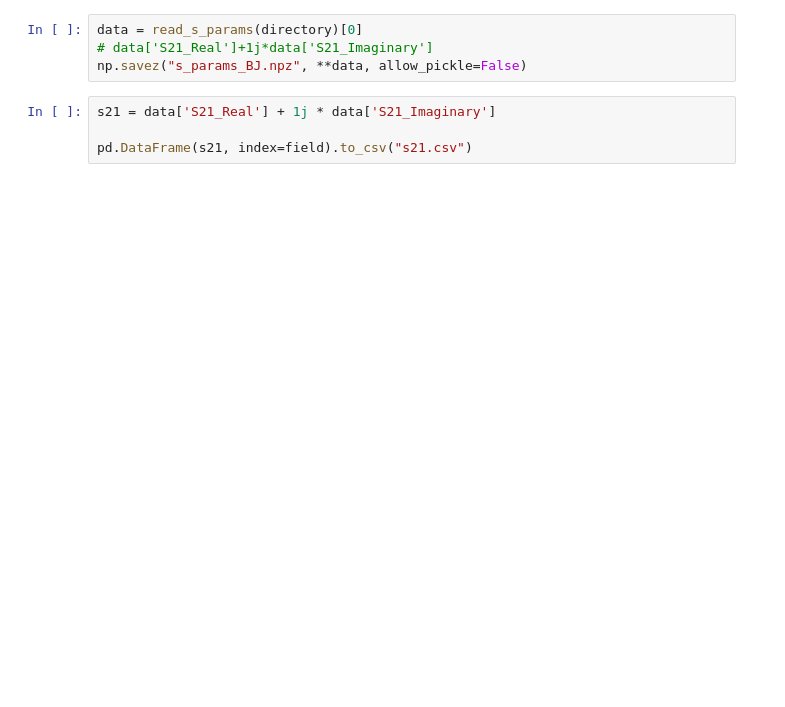
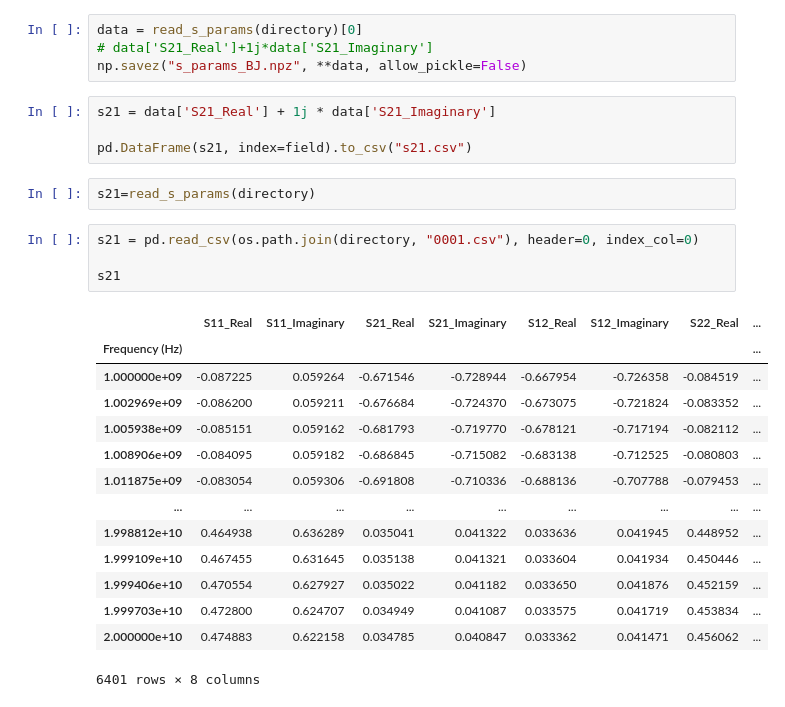
Before and after one commit to FazinHan/cavityCoupling, a Jupyter notebook: experimental data/read_data.ipynb, the cells around one changed output. Cells and saved outputs as stored; diff of their text form; blank space fills up the shorter version.

```diff
--- a/experimental data/read_data.ipynb
+++ b/experimental data/read_data.ipynb
@@ -109,3 +116,24 @@ np.savez("s_params_BJ.npz", **data, allow_pickle=False)
 s21 = data['S21_Real'] + 1j * data['S21_Imaginary']
 
 pd.DataFrame(s21, index=field).to_csv("s21.csv")
+# %%
+s21=read_s_params(directory)
+# %%
+s21 = pd.read_csv(os.path.join(directory, "0001.csv"), header=0, index_col=0)
+
+s21
+# %% [output]
+|  | S11_Real | S11_Imaginary | S21_Real | S21_Imaginary | S12_Real | S12_Imaginary | S22_Real | ... |
+| Frequency (Hz) |  |  |  |  |  |  |  | ... |
+| 1.000000e+09 | -0.087225 | 0.059264 | -0.671546 | -0.728944 | -0.667954 | -0.726358 | -0.084519 | ... |
+| 1.002969e+09 | -0.086200 | 0.059211 | -0.676684 | -0.724370 | -0.673075 | -0.721824 | -0.083352 | ... |
+| 1.005938e+09 | -0.085151 | 0.059162 | -0.681793 | -0.719770 | -0.678121 | -0.717194 | -0.082112 | ... |
+| 1.008906e+09 | -0.084095 | 0.059182 | -0.686845 | -0.715082 | -0.683138 | -0.712525 | -0.080803 | ... |
+| 1.011875e+09 | -0.083054 | 0.059306 | -0.691808 | -0.710336 | -0.688136 | -0.707788 | -0.079453 | ... |
+| ... | ... | ... | ... | ... | ... | ... | ... | ... |
+| 1.998812e+10 | 0.464938 | 0.636289 | 0.035041 | 0.041322 | 0.033636 | 0.041945 | 0.448952 | ... |
+| 1.999109e+10 | 0.467455 | 0.631645 | 0.035138 | 0.041321 | 0.033604 | 0.041934 | 0.450446 | ... |
+| 1.999406e+10 | 0.470554 | 0.627927 | 0.035022 | 0.041182 | 0.033650 | 0.041876 | 0.452159 | ... |
+| 1.999703e+10 | 0.472800 | 0.624707 | 0.034949 | 0.041087 | 0.033575 | 0.041719 | 0.453834 | ... |
+| 2.000000e+10 | 0.474883 | 0.622158 | 0.034785 | 0.040847 | 0.033362 | 0.041471 | 0.456062 | ... |
+6401 rows × 8 columns
```
Also changed, not shown: parts of 8 cells of this notebook, 29 other files.
